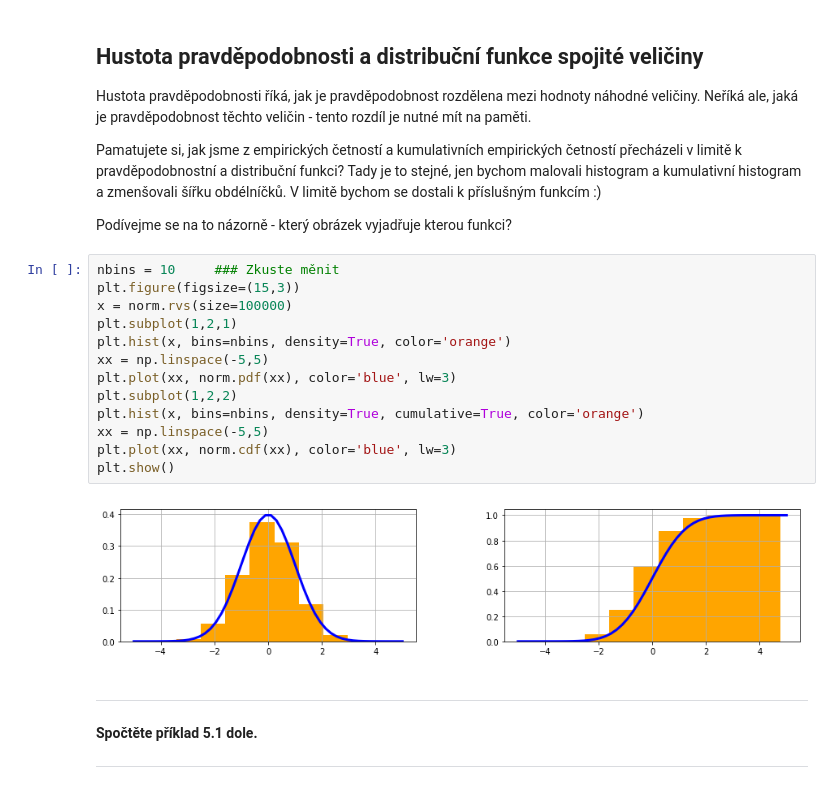
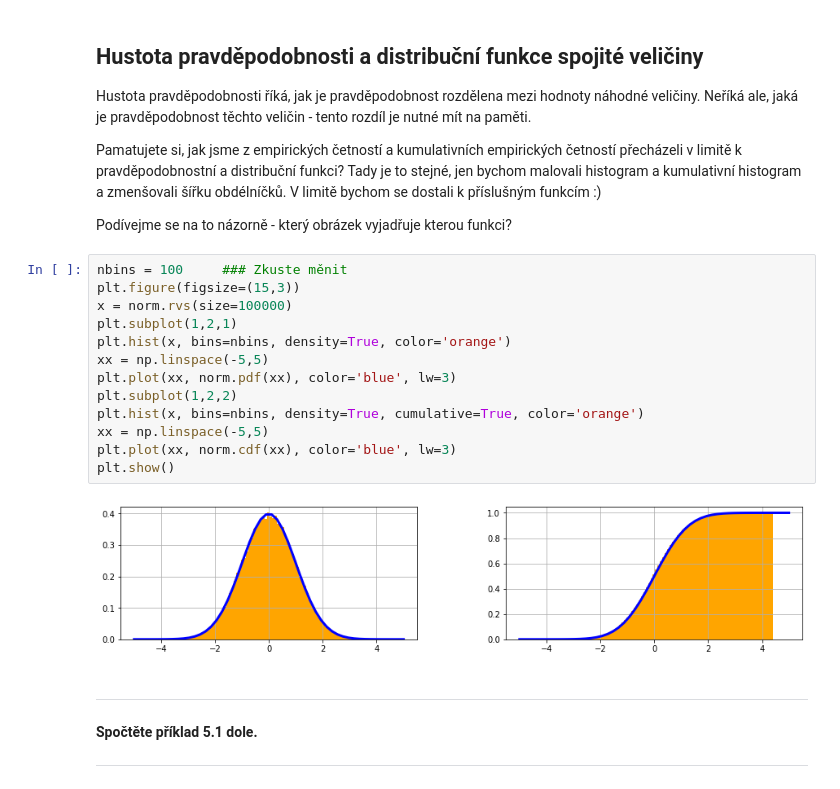
Before and after one commit to kamil-dedecius/mameradipst, a Jupyter notebook: Nahodna_velicina_spojita.ipynb, the cells around one changed output. Cells and saved outputs as stored; diff of their text form.

```diff
--- a/Nahodna_velicina_spojita.ipynb
+++ b/Nahodna_velicina_spojita.ipynb
@@ -54,20 +54,20 @@ Pamatujete si, jak jsme z empirických četností a kumulativních empirických
 
 Podívejme se na to názorně - který obrázek vyjadřuje kterou funkci?
 # %%
-nbins = 10     ### Zkuste měnit
+nbins = 100     ### Zkuste měnit
 plt.figure(figsize=(15,3))
 x = norm.rvs(size=100000)
 plt.subplot(1,2,1)
 plt.hist(x, bins=nbins, density=True, color='orange')
 xx = np.linspace(-5,5)
 plt.plot(xx, norm.pdf(xx), color='blue', lw=3)
 plt.subplot(1,2,2)
 plt.hist(x, bins=nbins, density=True, cumulative=True, color='orange')
 xx = np.linspace(-5,5)
 plt.plot(xx, norm.cdf(xx), color='blue', lw=3)
 plt.show()
 # %% [output]
-[figure, old version]
+[figure, new version]
 # %% [markdown]
 ---
 **Spočtěte příklad 5.1 dole.**
```
Also changed, not shown: parts of 7 cells of this notebook.
